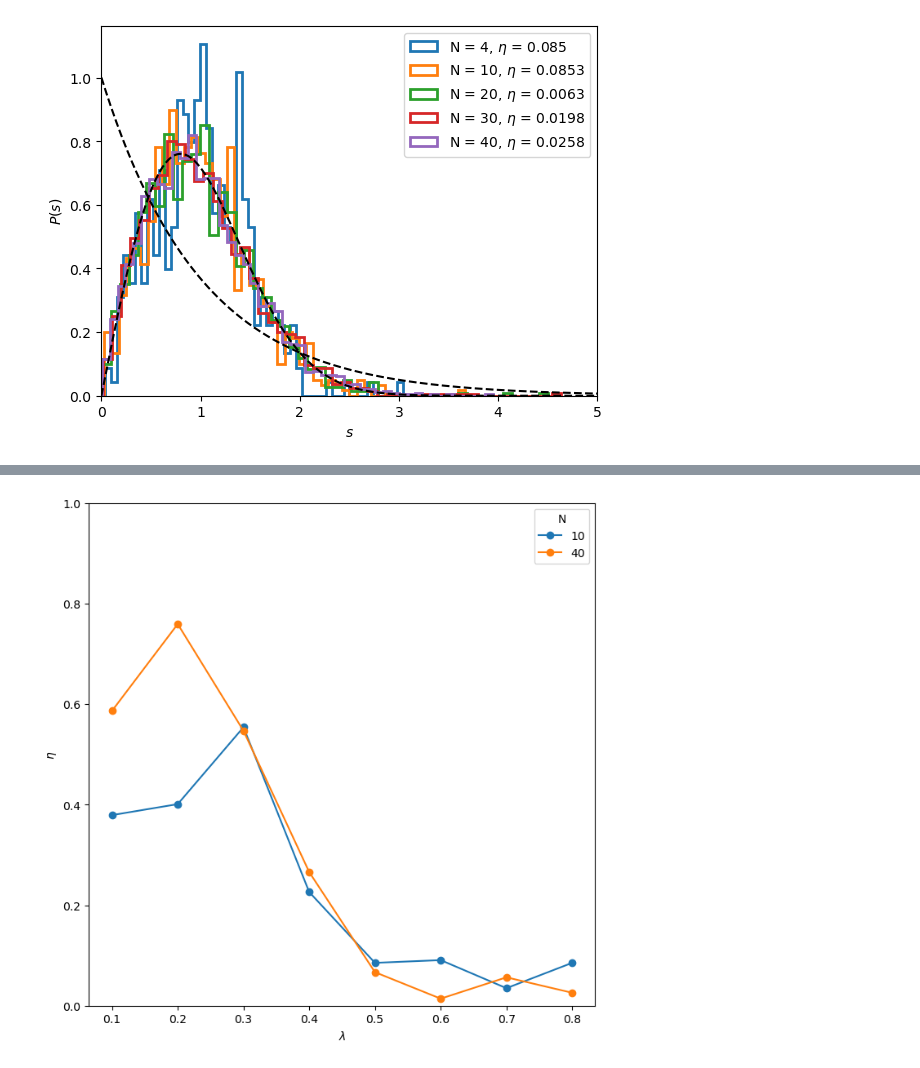
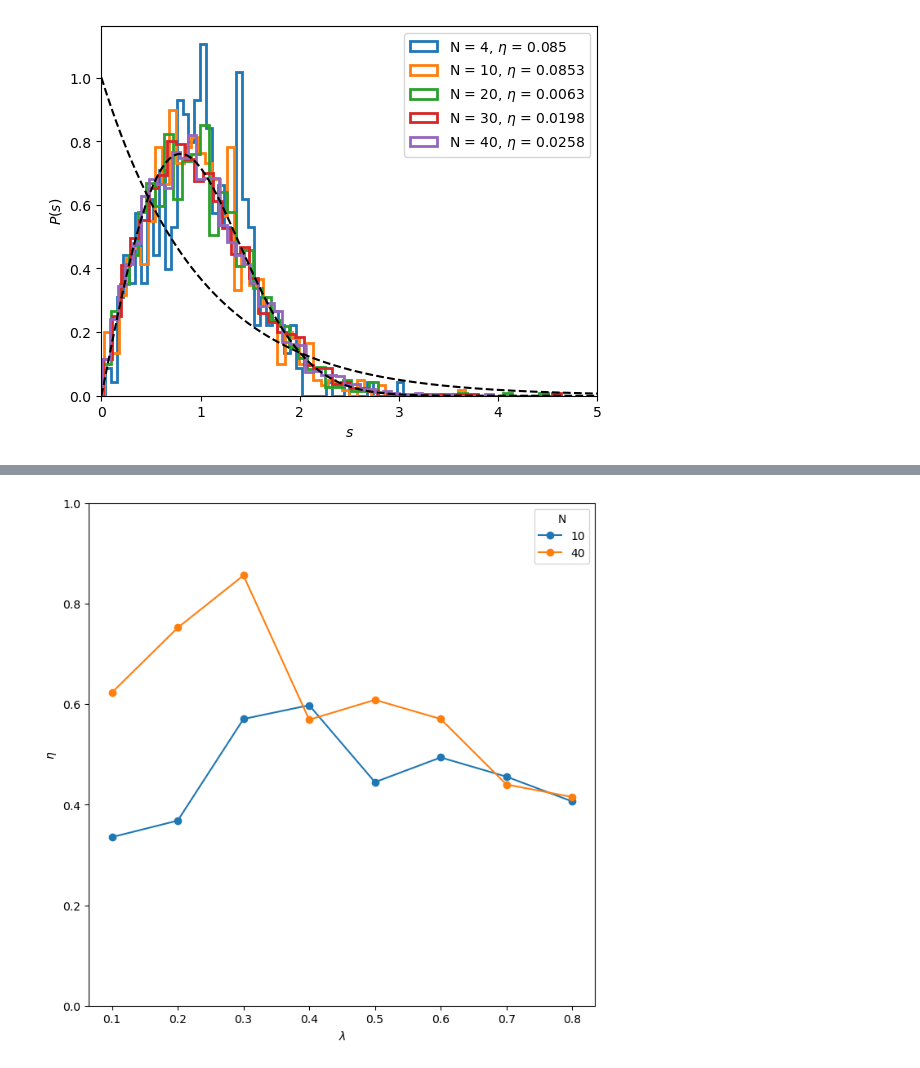
Before and after one commit to chuan97/dicke-dynamics, a Jupyter notebook: level_statistics.ipynb, the cells around one changed output, grey strips where cells are left out. Drawn from its saved outputs; the diff is of its cells as text; code cells hidden in the pictures.

```diff
--- a/level_statistics.ipynb
+++ b/level_statistics.ipynb
@@ -221,18 +221,18 @@ plt.show()
 # %% [output]
 [figure]
 # %%
-plt.rcParams['figure.figsize'] = (8, 8)
+plt.rcParams['figure.figsize'] = (16, 8)
 
 Ns = [4, 10, 20, 30, 40]
 
 wc = 1
 wz = 1 * wc
 lamc = 0.5 * np.sqrt(wc * wz)
-lams = [0.2, 0.8]
+lams = [0.0, 0.2, 0.5, 0.8]
 
 N_photons_cutoff = 150
 
-fig, axes = plt.subplots(5, 2, sharey=True, sharex=True)
+fig, axes = plt.subplots(5, 4, sharey=True, sharex=True)
 
 for i, N in enumerate(Ns):
     for j, lam in enumerate(lams):
@@ -273,39 +273,34 @@ plt.show()
 # %%
 plt.rcParams['figure.figsize'] = (8, 8)
 
 Ns = [10, 40]
 
 wc = 1
 wz = 1 * wc
 lamc = 0.5 * np.sqrt(wc * wz)
 lams = [0.1, 0.2, 0.3, 0.4, 0.5, 0.6, 0.7, 0.8]
 
 N_photons_cutoff = 150
 
 for i, N in enumerate(Ns):
     etas = []
-    true_lams = []
     for j, lam in enumerate(lams):
-        try:
-            vals = np.load(f'data/spectra/sprectrum_dicke_{N}_{N_photons_cutoff}_{wc}_{wz}_{lam}.npy')
+        vals = np.load(f'data/spectra/sprectrum_dickeP2_{N}_{N_photons_cutoff}_{wc}_{wz}_{lam}.npy')
 
-            start = 0
-            end = -1
-            level_spacings = (vals[start+1:end] - vals[start:end-1])
-            renormalized_spacings = level_spacings / level_stat.moving_average(level_spacings, 50) # unfolding: i.e. adjust for underlying level_density
+        start = 0
+        end = -1
+        level_spacings = (vals[start+1:end] - vals[start:end-1])
+        renormalized_spacings = level_spacings / level_stat.moving_average(level_spacings, 50) # unfolding: i.e. adjust for underlying level_density
 
-            eta = level_stat.wigner_surmise_degree(renormalized_spacings, bins=1000)
-            etas.append(eta)
-            true_lams.append(lam)
-        except FileNotFoundError:
-            pass
+        eta = level_stat.wigner_surmise_degree(renormalized_spacings, bins=1000)
+        etas.append(eta)
 
-    plt.plot(true_lams, etas, label=N, marker='o')
+    plt.plot(lams, etas, label=N, marker='o')
 
 plt.xlabel(r'$\lambda$')
 plt.ylabel(r'$\eta$')
 plt.legend(title='N')
 plt.ylim(0, 1)
 plt.show()
 # %% [output]
-[figure, old version]
+[figure, new version]
```
Also changed, not shown: parts of 1 cell of this notebook, 42 other files.
